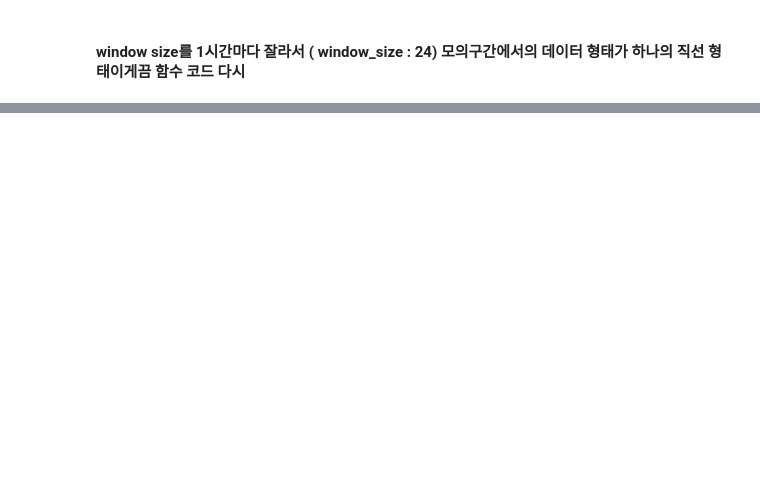
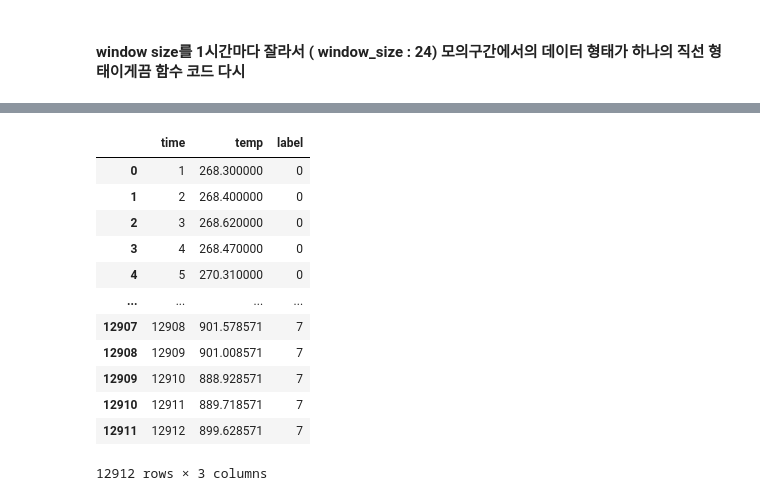
Before and after one commit to ksh914/hanhwa, a Jupyter notebook: data.ipynb, the cells around one changed output, grey strips where cells are left out. Drawn from its saved outputs; the diff is of its cells as text; code cells hidden in the pictures; blank space fills up the shorter version.

```diff
--- a/data.ipynb
+++ b/data.ipynb
@@ -275,3 +299,19 @@ sns.scatterplot(x = x, y = MEAN_TEMP_2_to_7)
+# %%
+df
+# %% [output]
+|  | time | temp | label |
+| 0 | 1 | 268.300000 | 0 |
+| 1 | 2 | 268.400000 | 0 |
+| 2 | 3 | 268.620000 | 0 |
+| 3 | 4 | 268.470000 | 0 |
+| 4 | 5 | 270.310000 | 0 |
+| ... | ... | ... | ... |
+| 12907 | 12908 | 901.578571 | 7 |
+| 12908 | 12909 | 901.008571 | 7 |
+| 12909 | 12910 | 888.928571 | 7 |
+| 12910 | 12911 | 889.718571 | 7 |
+| 12911 | 12912 | 899.628571 | 7 |
+12912 rows × 3 columns
 # %% [markdown]
 #### 적용할 만한 알고리즘
 > 지도 학습
```
Also changed, not shown: parts of 10 cells of this notebook.
